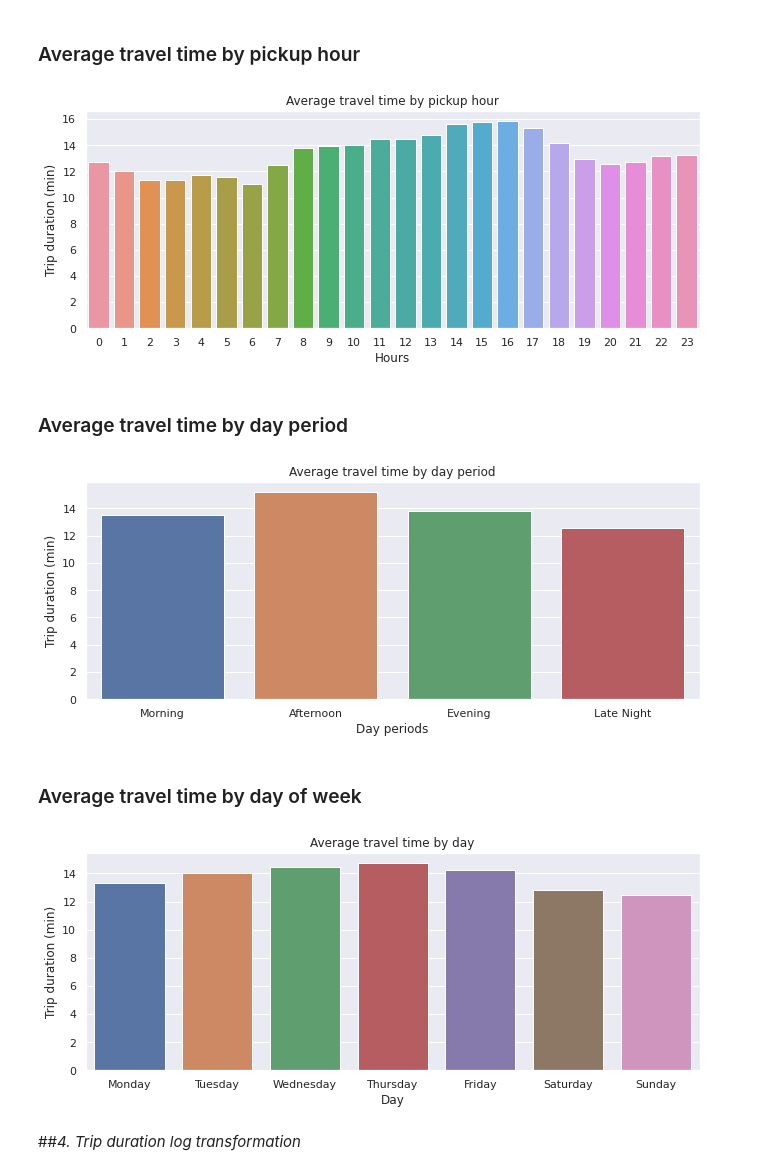
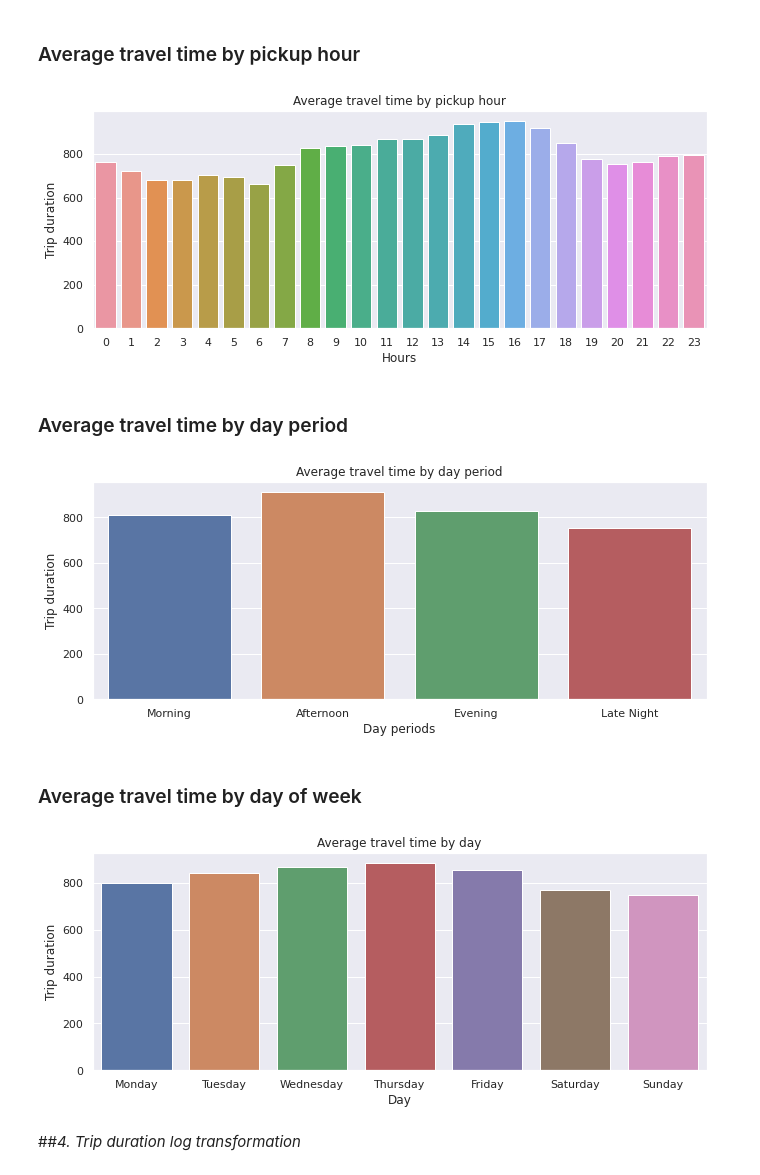
Before and after one commit to EliasEconomou/DataMining2-Travel-Time-Prediction, a Jupyter notebook: DataMining2_Travel_Time_Prediction.ipynb, the cells around one changed output. Cells and saved outputs as stored; diff of their text form; code cells hidden in the pictures.

```diff
--- a/DataMining2_Travel_Time_Prediction.ipynb
+++ b/DataMining2_Travel_Time_Prediction.ipynb
@@ -308,9 +308,6 @@ testDF["pickup_year"] = testDF["pickup_datetime"].apply(lambda datetime: create_
 trainDF["pickup_season"] = trainDF["pickup_datetime"].apply(lambda datetime: create_season(datetime))
 trainDF["dropoff_season"] = trainDF["dropoff_datetime"].apply(lambda datetime: create_season(datetime))
 testDF["pickup_season"] = testDF["pickup_datetime"].apply(lambda datetime: create_season(datetime))
-# %%
-# Finally let's convert seconds to minutes for trip duration
-trainDF.trip_duration = trainDF.trip_duration/60
 # %% [markdown]
 ### Most busy pickup days
 # %%
@@ -466,12 +463,12 @@ avgPickupHours = dict(groupedPickupHours["trip_duration"].mean())
 # %%
 pickupHourPlot = sns.barplot(x=list(avgPickupHours.keys()),
                            y=list(avgPickupHours.values())).set(title='Average travel time by pickup hour')
 
 plt.xlabel("Hours")
-plt.ylabel("Trip duration (min)")
+plt.ylabel("Trip duration")
 plt.show(pickupHourPlot)
 # %% [output]
-[figure, old version]
+[figure, new version]
 # %% [markdown]
 ### Average travel time by day period
 # %%
@@ -489,10 +486,10 @@ dayPeriodPlot = sns.barplot(x=list(avgDayPeriods.keys()),
                            y=list(avgDayPeriods.values())).set(title='Average travel time by day period')
 
 plt.xlabel("Day periods")
-plt.ylabel("Trip duration (min)")
+plt.ylabel("Trip duration")
 plt.show(dayPeriodPlot)
 # %% [output]
-[figure, old version]
+[figure, new version]
 # %% [markdown]
 ### Average travel time by day of week
 # %%
@@ -513,10 +510,10 @@ daysPlot = sns.barplot(x=list(avgDays.keys()),
                            y=list(avgDays.values())).set(title='Average travel time by day')
 
 plt.xlabel("Day")
-plt.ylabel("Trip duration (min)")
+plt.ylabel("Trip duration")
 plt.show(daysPlot)
 # %% [output]
-[figure, old version]
+[figure, new version]
 # %% [markdown]
 ##*4. Trip duration log transformation*
 # %%
```
Also changed, not shown: parts of 20 cells of this notebook.
